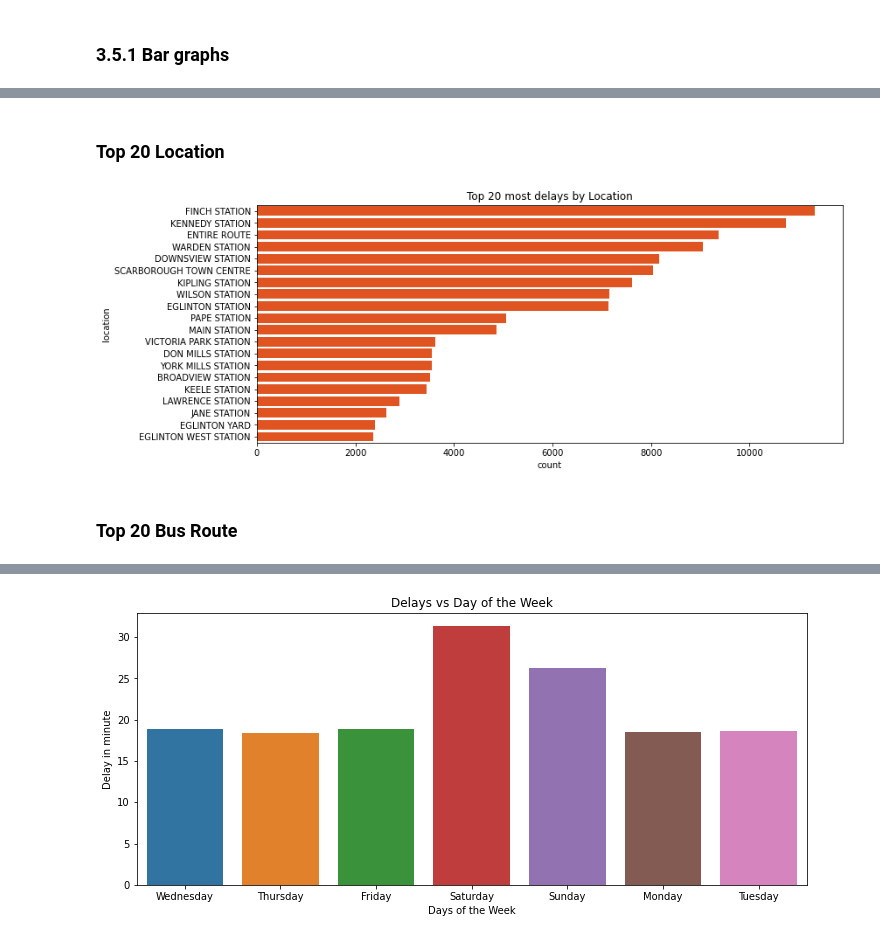
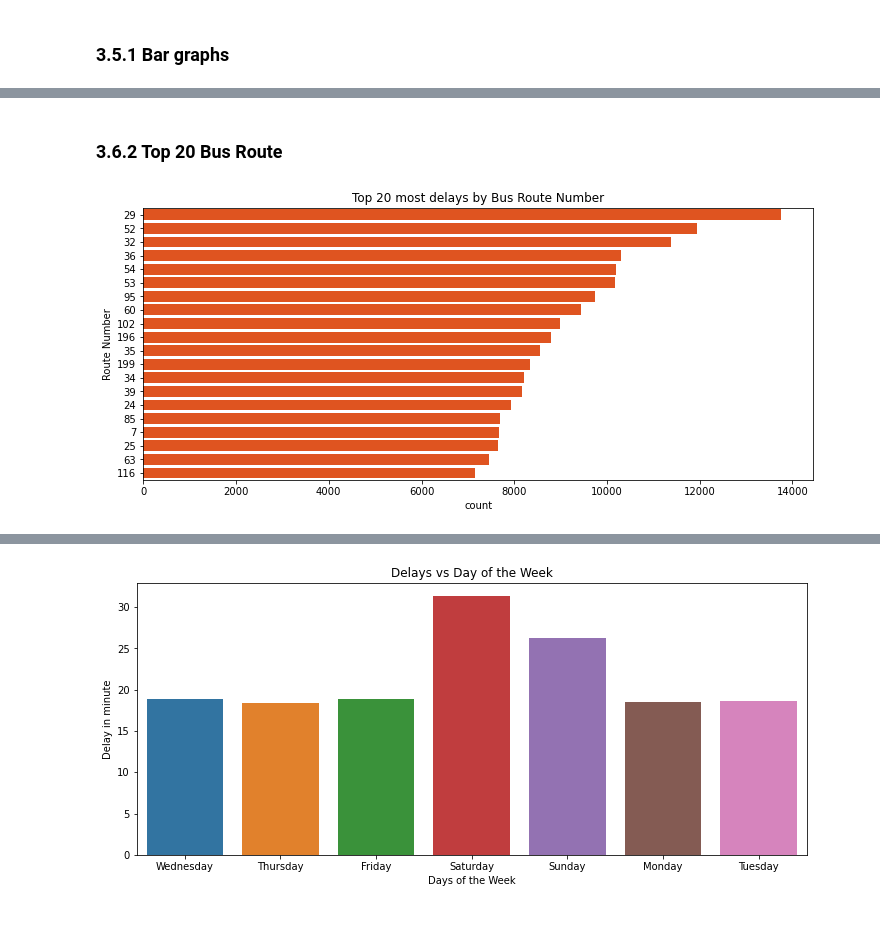
Before and after one commit to JasonYao3/TTC_transit_delay_proj, a Jupyter notebook: 3.Bus EDA.ipynb, the cells around one changed output, grey strips where cells are left out. Drawn from its saved outputs; the diff is of its cells as text; code cells hidden in the pictures.

```diff
--- a/3.Bus EDA.ipynb
+++ b/3.Bus EDA.ipynb
@@ -296,10 +299,10 @@ Graph for delay type:
 # %% [markdown]
-### Top 20 Location
+### 3.6.2 Top 20 Bus Route
 # %%
 plt.figure(figsize=(12,5))
-sns.countplot(y=bus_df_notna.location, order= bus_df_notna.location.value_counts().iloc[:20].index, color="orangered");
-plt.title("Top 20 most delays by Location");
+
+sns.countplot(y=bus_df.route_num, order= bus_df.route_num.value_counts().iloc[:20].index, color="orangered");
+plt.title("Top 20 most delays by Bus Route Number");
+plt.ylabel('Route Number');
 # %% [output]
-[figure, old version]
+[figure, new version]
-# %% [markdown]
-### Top 20 Bus Route
```
Also changed, not shown: parts of 33 cells of this notebook, 15 other files.
